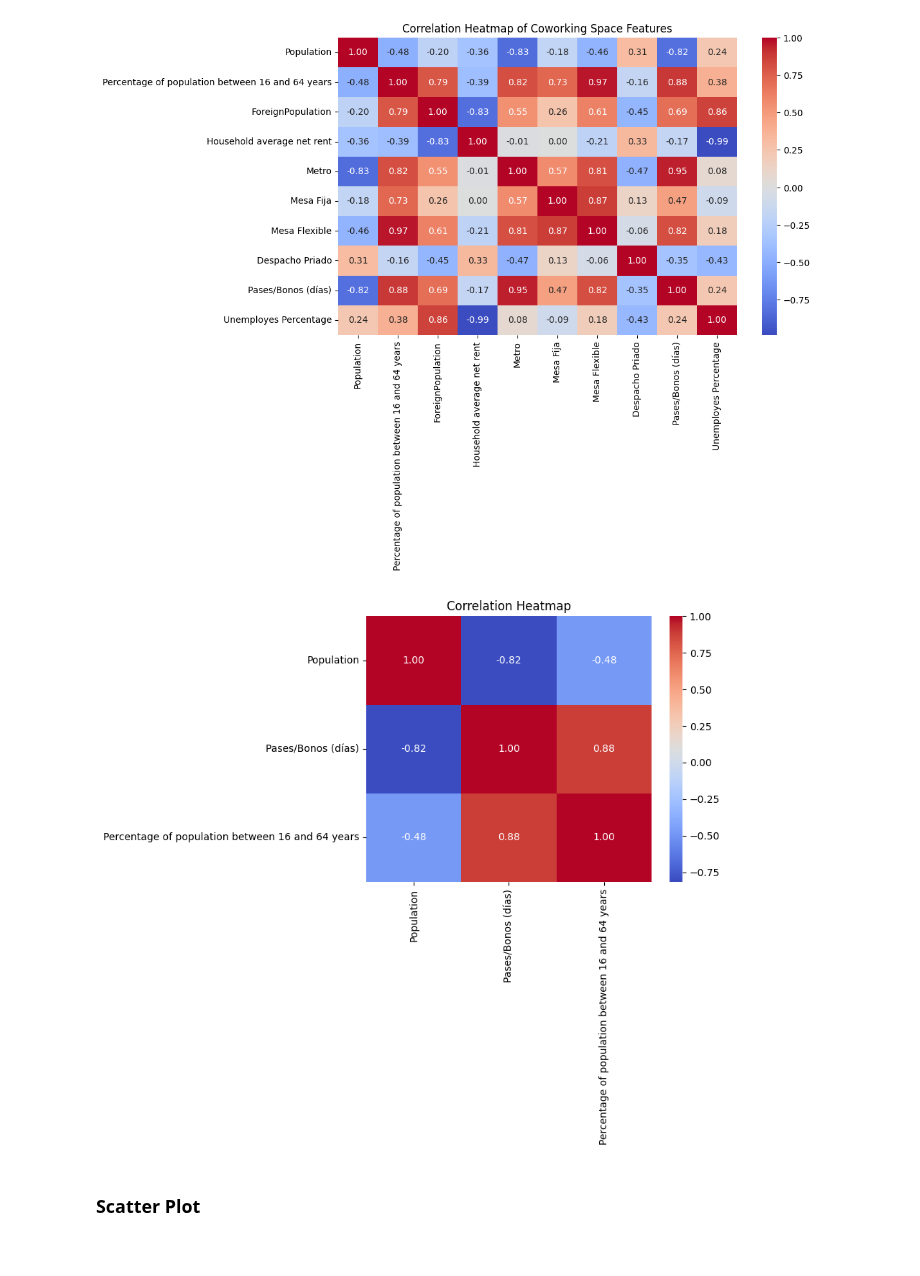
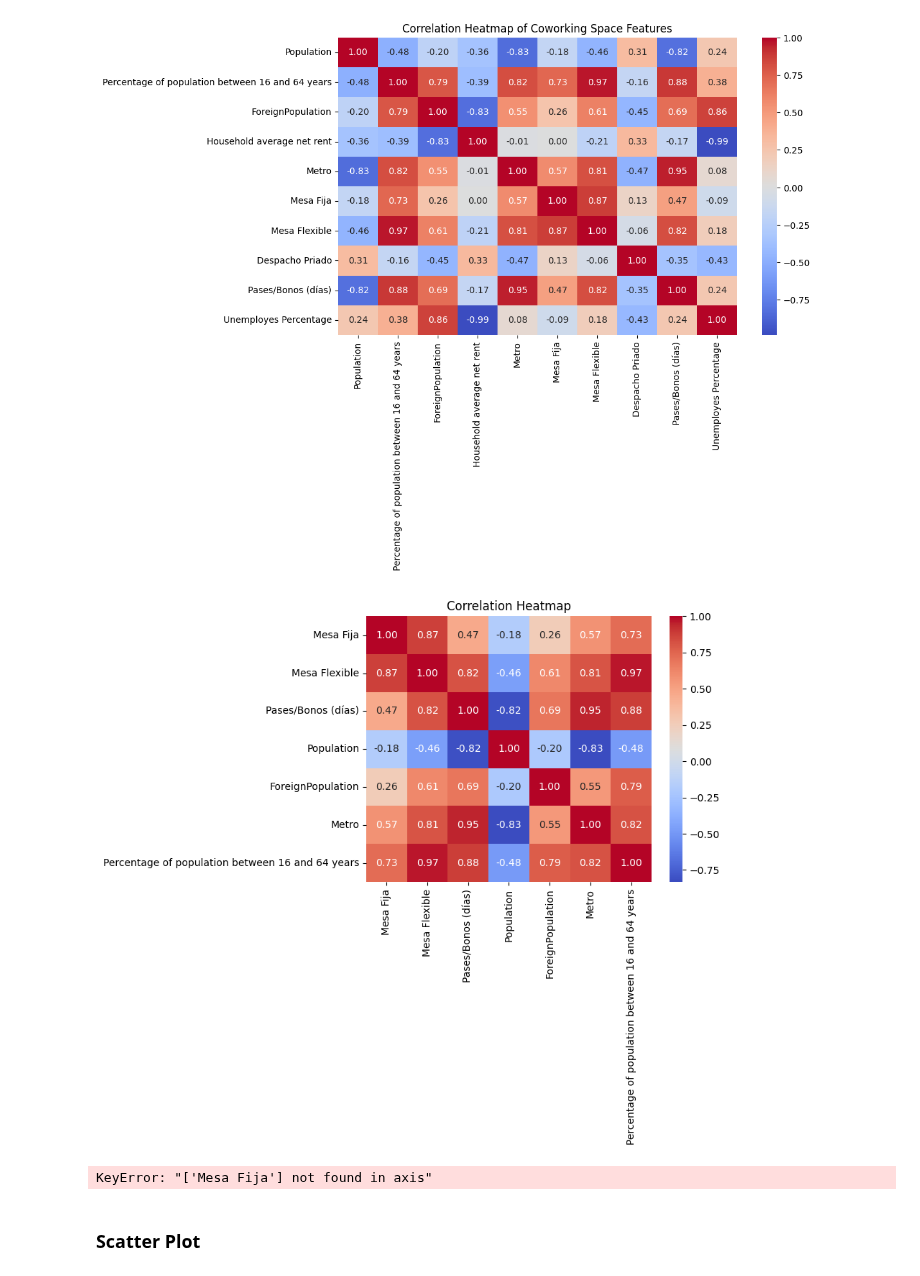
Before and after one commit to GabrielFersPin/Coworking, a Jupyter notebook: src/data_processing/predictions.ipynb, the cells around one changed output. Saved outputs shown, nothing was run; the diff lists cells and outputs as text; code cells hidden in the pictures.

Commit message:
new file:   src/Images/BetterCorrelationHeatmap.png 	modified:   src/data_processing/predictions.ipynb

```diff
--- a/src/data_processing/predictions.ipynb
+++ b/src/data_processing/predictions.ipynb
@@ -200,16 +200,28 @@ plt.show()
 # %%
 import seaborn as sns
 import matplotlib.pyplot as plt
 
 # Calculate the correlation matrix for relevant columns
-correlation_matrix = merge_df[['Population', 'Pases/Bonos (días)', 'Percentage of population between 16 and 64 years']].corr()
+correlation_matrix = merge_df[['Mesa Fija',
+                               'Mesa Flexible',
+                               'Pases/Bonos (días)',
+                               'Population',
+                               'ForeignPopulation',
+                               'Metro',
+                               'Percentage of population between 16 and 64 years',
+                               ]].corr()
 
 # Plot heatmap
 sns.heatmap(correlation_matrix, annot=True, cmap='coolwarm', fmt='.2f')
 plt.title('Correlation Heatmap')
 plt.show()
 # %% [output]
-[figure, old version]
+[figure, new version]
+# %%
+#Remove Mesa Fija from the DataFrame
+merge_df = merge_df.drop(columns=['Mesa Fija'])
+# %% [output]
+KeyError: "['Mesa Fija'] not found in axis"
 # %% [markdown]
 ### Scatter Plot
 # %%
```
Also changed, not shown: 1 other file.
